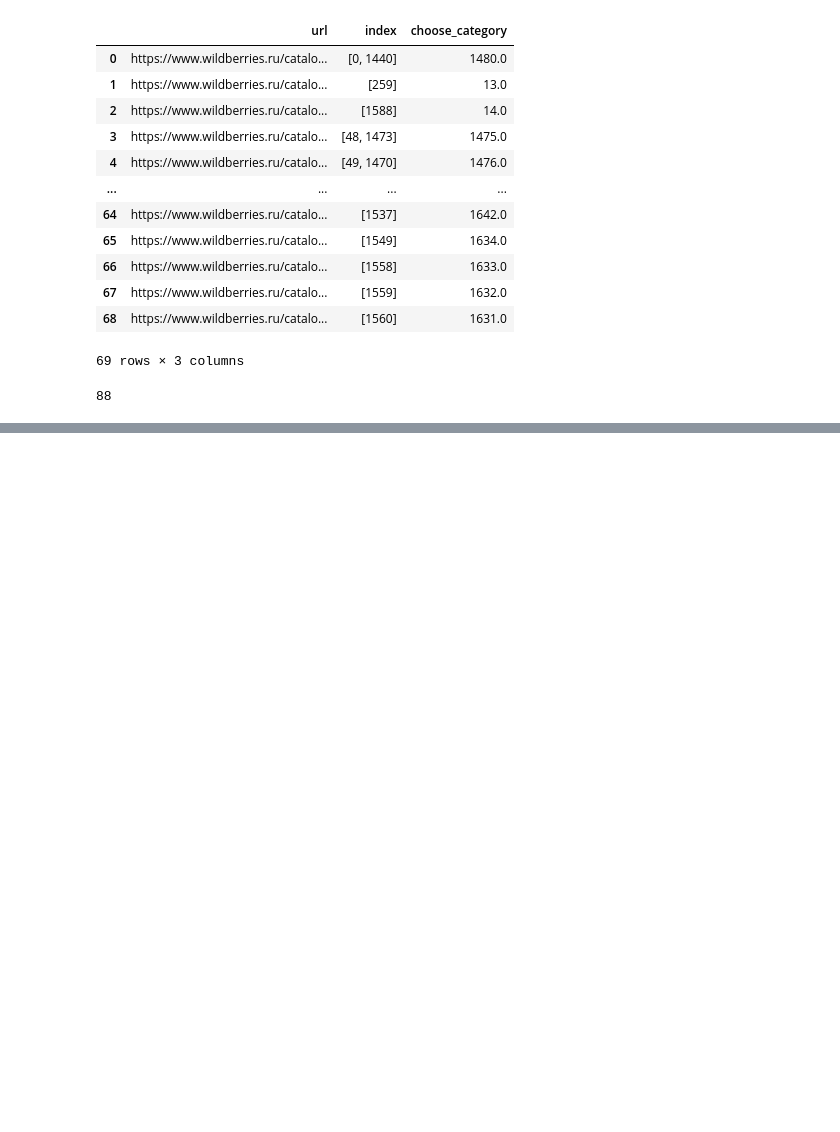
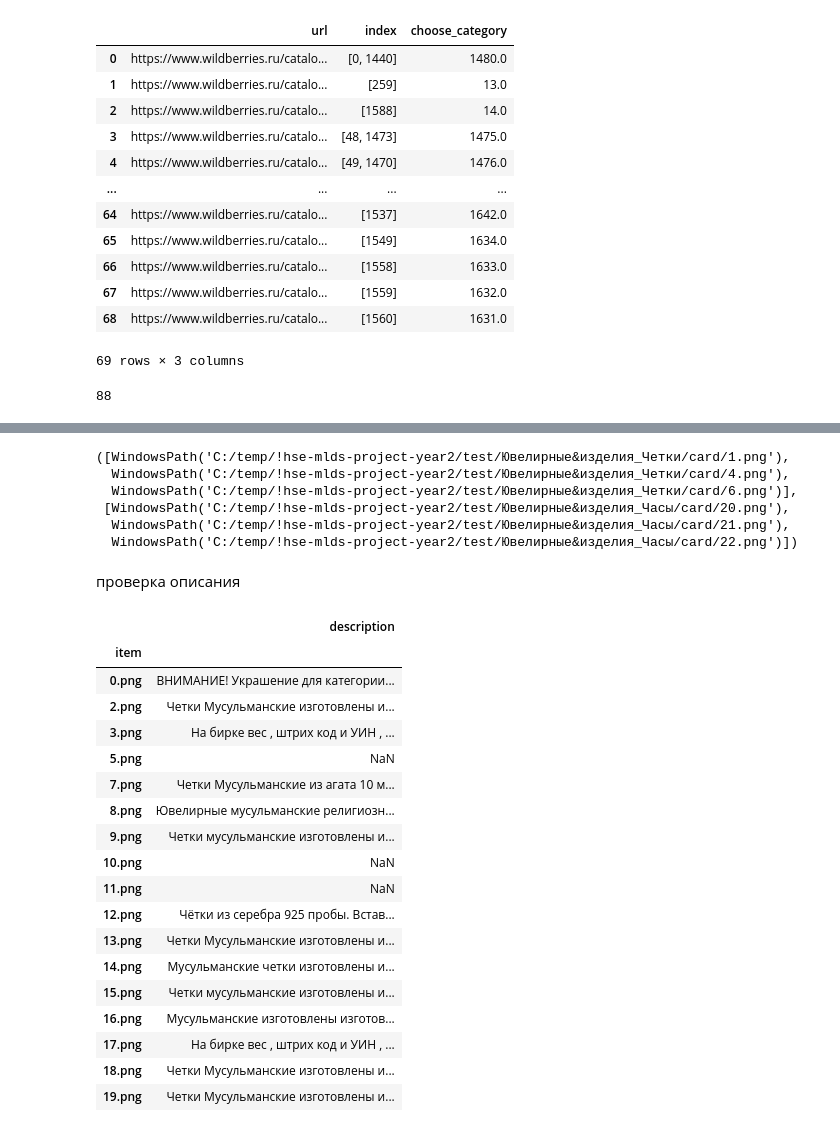
Before and after one commit to Kulikov17/seo-optimization-product-cards, a Jupyter notebook: notebooks/parsing_statistics.ipynb, the cells around one changed output, grey strips where cells are left out. Cells and saved outputs as stored; diff of their text form; code cells hidden in the pictures; blank space fills up the shorter version.

```diff
--- a/notebooks/parsing_statistics.ipynb
+++ b/notebooks/parsing_statistics.ipynb
@@ -336,0 +390,2 @@ choose_category(5, folders, "Дом", "Предметы&интерьера", 'К
+# %%
+root_dir = Path("C:/temp/!hse-mlds-project-year2/test")
@@ -336,0 +521,18 @@ choose_category(5, folders, "Дом", "Предметы&интерьера", 'К
+# %%
+logs = move_items_to_another_category(path_from=root_dir / folders[2],
+                                      path_to=root_dir / folders[1],
+                                      ind=[1,4,6])
+logs
+# %% [output]
+([WindowsPath('C:/temp/!hse-mlds-project-year2/test/Ювелирные&изделия_Четки/card/1.png'),
+  WindowsPath('C:/temp/!hse-mlds-project-year2/test/Ювелирные&изделия_Четки/card/4.png'),
+  WindowsPath('C:/temp/!hse-mlds-project-year2/test/Ювелирные&изделия_Четки/card/6.png')],
+ [WindowsPath('C:/temp/!hse-mlds-project-year2/test/Ювелирные&изделия_Часы/card/20.png'),
+  WindowsPath('C:/temp/!hse-mlds-project-year2/test/Ювелирные&изделия_Часы/card/21.png'),
+  WindowsPath('C:/temp/!hse-mlds-project-year2/test/Ювелирные&изделия_Часы/card/22.png')])
+# %% [markdown]
+проверка описания
+# %%
+path = root_dir / folders[2]
+descriptions = pd.read_csv(path / "descriptions.csv")
+descriptions.set_index(['item'], inplace=True)
@@ -336,0 +543,22 @@ choose_category(5, folders, "Дом", "Предметы&интерьера", 'К
+# %%
+descriptions
+# %% [output]
+|  | description |
+| item |  |
+| 0.png | ВНИМАНИЕ! Украшение для категории... |
+| 2.png | Четки Мусульманские изготовлены и... |
+| 3.png | На бирке вес , штрих код и УИН , ... |
+| 5.png | NaN |
+| 7.png | Четки Мусульманские из агата 10 м... |
+| 8.png | Ювелирные мусульманские религиозн... |
+| 9.png | Четки мусульманские изготовлены и... |
+| 10.png | NaN |
+| 11.png | NaN |
+| 12.png | Чётки из серебра 925 пробы. Встав... |
+| 13.png | Четки Мусульманские изготовлены и... |
+| 14.png | Мусульманские четки изготовлены и... |
+| 15.png | Четки мусульманские изготовлены и... |
+| 16.png | Мусульманские изготовлены изготов... |
+| 17.png | На бирке вес , штрих код и УИН , ... |
+| 18.png | Четки Мусульманские изготовлены и... |
+| 19.png | Четки Мусульманские изготовлены и... |
```
Also changed, not shown: parts of 42 cells of this notebook.
